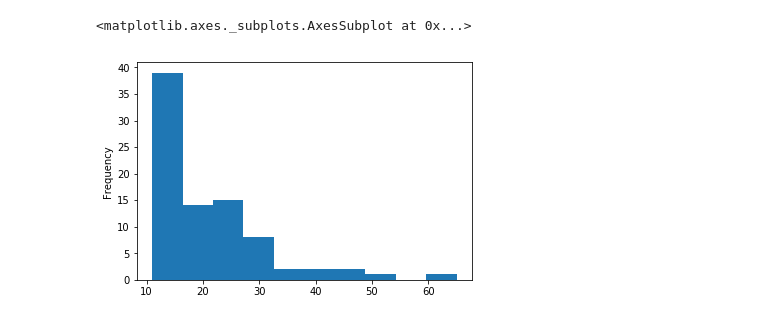
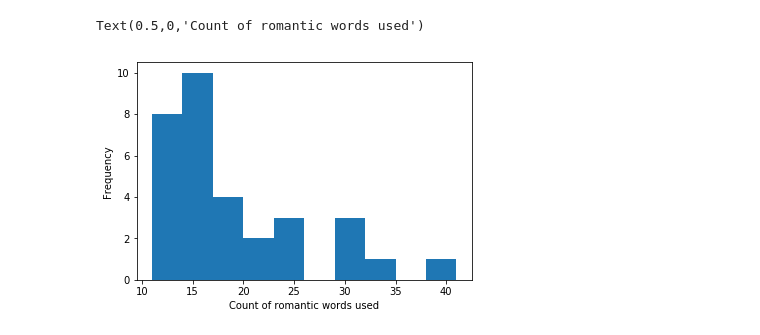
Before and after one commit to timothyjin/DSCI-343-Music, a Jupyter notebook: plot_scripts/Data-analysis-plots.ipynb, the cells around one changed output. Cells and saved outputs as stored; diff of their text form; code cells hidden in the pictures.

```diff
--- a/plot_scripts/Data-analysis-plots.ipynb
+++ b/plot_scripts/Data-analysis-plots.ipynb
@@ -5,7 +5,7 @@ import nltk
 import numpy as np
 import matplotlib.pyplot as plt
 # %%
-data = pd.read_csv('../samples/pop_sample_lyrics.csv')
+data = pd.read_csv('../samples/hip-hop_sample_lyrics.csv')
 # plt.scatter(data['Count'], data['Diversity'])
 plt.hist(data['Count'])
 # plt.xlim((0, 300))
@@ -16,0 +17,21 @@ plt.show()
+# %%
+from nltk.sentiment.vader import SentimentIntensityAnalyzer
+import nltk
+import ssl
+
+try:
+    _create_unverified_https_context = ssl._create_unverified_context
+except AttributeError:
+    pass
+else:
+    ssl._create_default_https_context = _create_unverified_https_context
+
+nltk.download('vader_lexicon')
+
+SID = SentimentIntensityAnalyzer()
+data['Polarity'] = data['Lyrics'].apply(lambda x: SID.polarity_scores(x)['compound'])
+
+plt.scatter(data['Count'], data['Polarity'])
+plt.xlabel('Listen Count')
+plt.ylabel('Polarity of lyrics')
+plt.yticks([-1, 0, 1], ['Negative', 'Neutral', 'Positive'])
@@ -30,22 +60,23 @@ data['Lyrics'] = data['Lyrics'].apply(lambda x : re.sub(r"oh",'', x))
 # %%
 romantic_words = set([
     'love', 'lover', 'baby','luv', 'beautiful', 'cute', 'loving', 'gorgeous', 'fine', 'darling'
 ])
 
 data['Romantic words'] = data['Lyrics'].apply(lambda x : len([word for word in re.split(r'[\W_]' ,x) if word in romantic_words]))
 # plt.scatter(data['Count'], data['Romantic words'])
 
 data['Love existence'] = data['Lyrics'].apply(lambda x : len([word for word in re.split(r'[\W_]' ,x) if word in romantic_words]) > 0)
 
 # plt.scatter(data['Count'], data['Romantic words'], c=data['Love existence'])
 
 data.sort_values(by='Count')
 
 bins = [0, 5, 10, 20, 40]
 labels = ['Cat{}'.format(x) for x in bins[1::]]
 data['Romance category'] = pd.cut(data['Romantic words'], bins=bins, labels=labels)
 data.head()
 data[data['Romantic words'] > 10]['Romantic words'].plot(kind='hist')
+plt.xlabel('Count of romantic words used')
 # %% [output]
-<matplotlib.axes._subplots.AxesSubplot at 0x...>
+Text(0.5,0,'Count of romantic words used')
-[figure, old version]
+[figure, new version]
```
Also changed, not shown: parts of 4 cells of this notebook.
